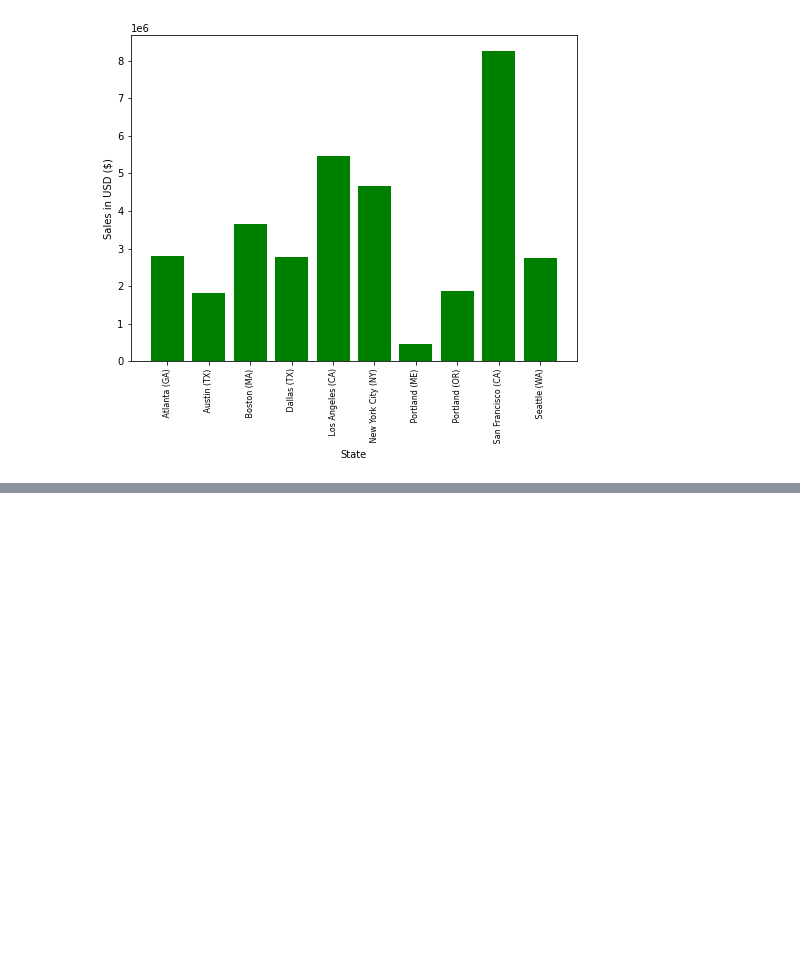
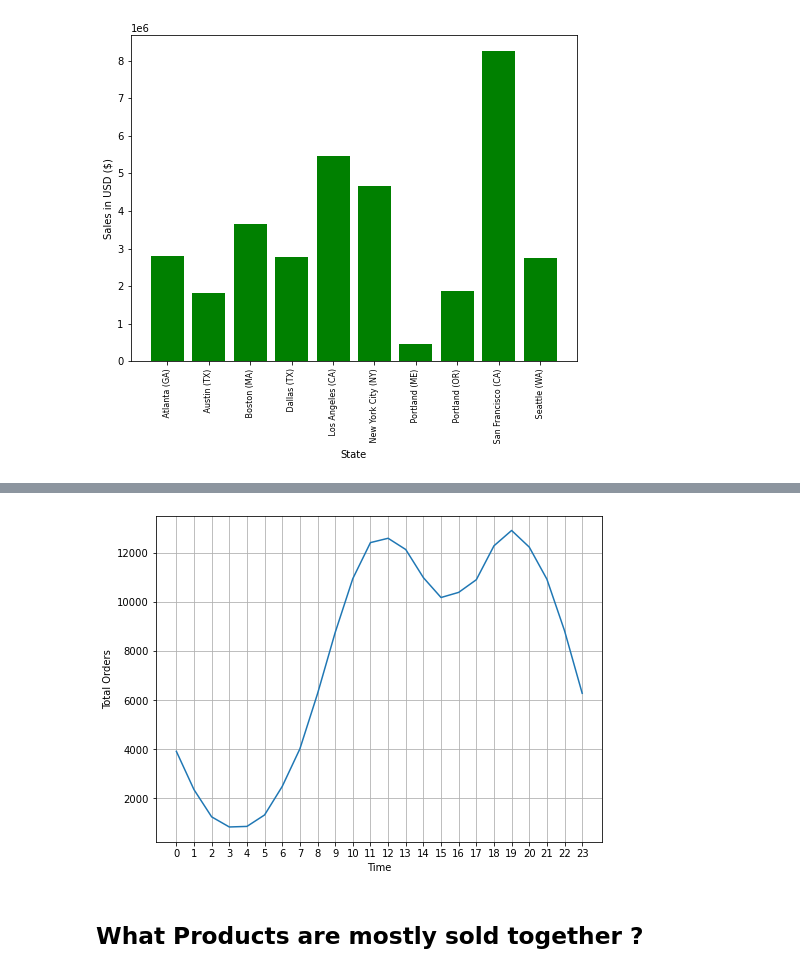
Before and after one commit to VinayakJha-1/Product_sales_analaysis, a Jupyter notebook: product_sales_analysis.ipynb, the cells around one changed output, grey strips where cells are left out. Cells and saved outputs as stored; diff of their text form; code cells hidden in the pictures; blank space fills up the shorter version.

```diff
--- a/product_sales_analysis.ipynb
+++ b/product_sales_analysis.ipynb
@@ -191,0 +199,3 @@ sales_data["Time"]= sales_data["Order Date"].dt.time
+# %%
+# Creating a variable count to understand the number of orders being made
+sales_data['Count'] = 1
@@ -192,2 +207,14 @@ sales_data["Time"]= sales_data["Order Date"].dt.time
 # %%
-hours = [hour for hour, df in sales_data.groupby(["Hour"])]
+keys = [pair for pair, df in sales_data.groupby(['Hour'])]
+plt.figure(figsize=(8,6))
+plt.plot(keys, sales_data.groupby(["Hour"]).count()["Count"])
+plt.xticks(keys)
+plt.grid()
+plt.ylabel('Total Orders')
+plt.xlabel('Time')
+plt.show()
+# Seems like 11 am and 7 pm happens to be a good time to sale
+# %% [output]
+[figure, added]
+# %% [markdown]
+## What Products are mostly sold together ?
```
Also changed, not shown: parts of 15 cells of this notebook.
